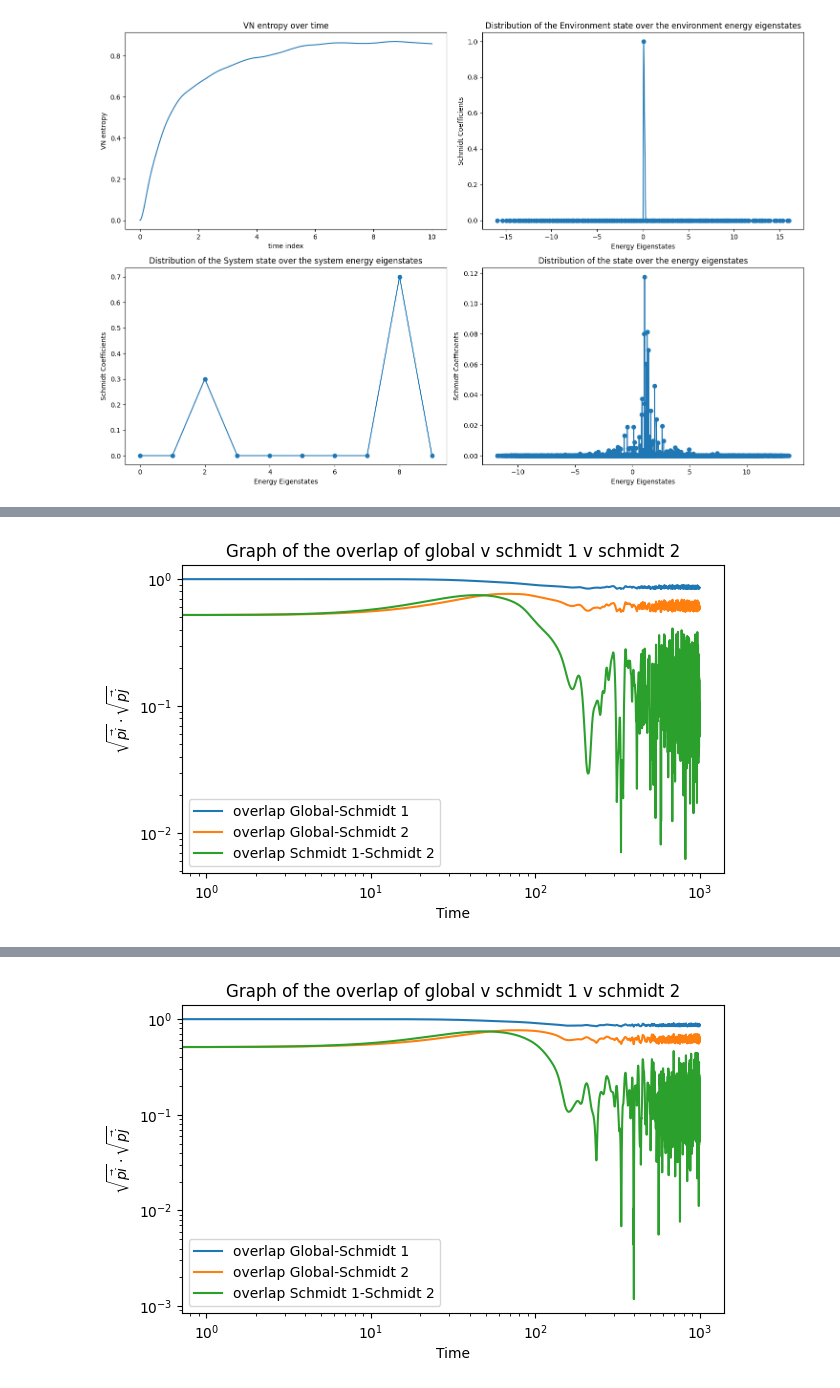
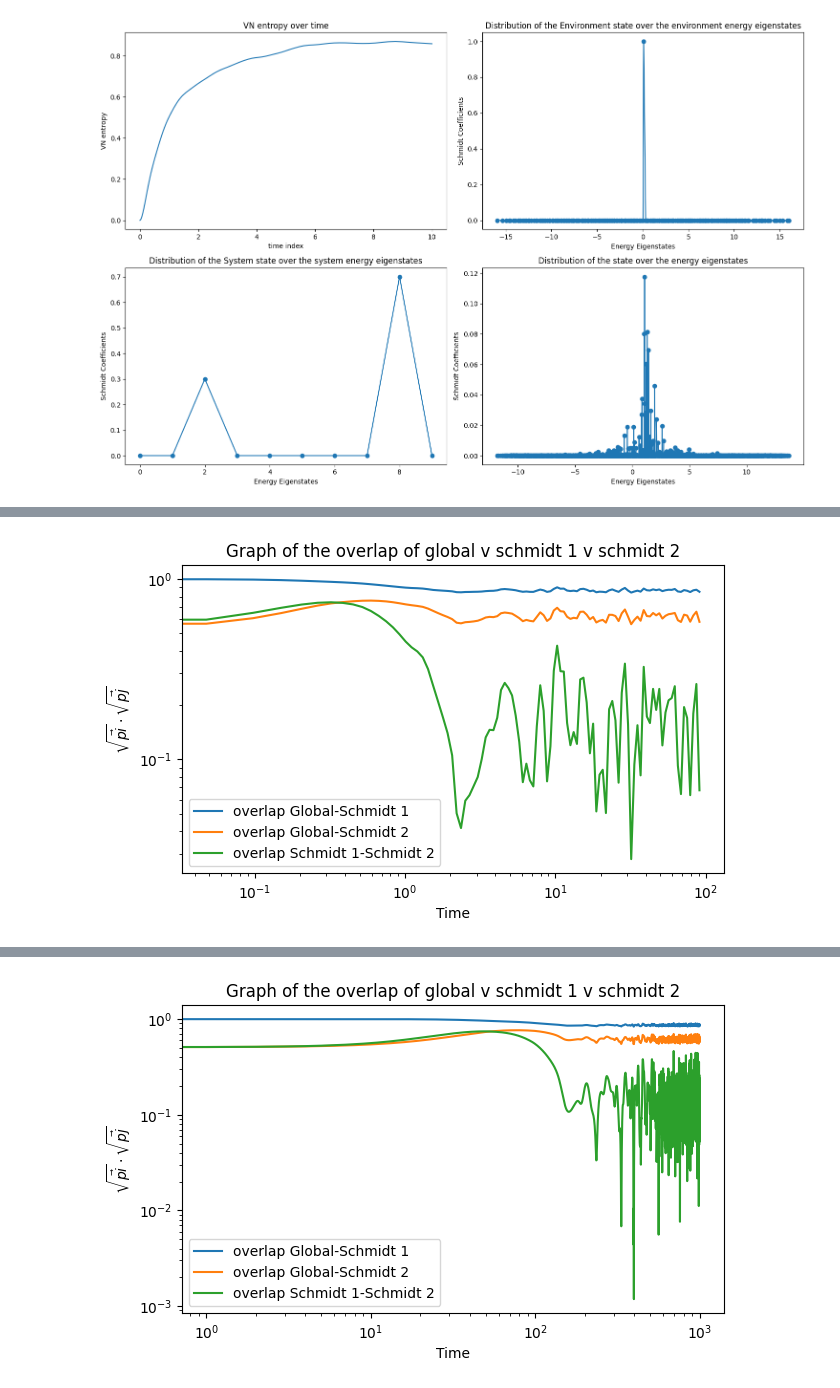
Before and after one commit to MarinAndreGirard/Quantum_Branching, a Jupyter notebook: overlap_study.ipynb, the cells around one changed output, grey strips where cells are left out. Cells and saved outputs as stored; diff of their text form; code cells hidden in the pictures.

```diff
--- a/overlap_study.ipynb
+++ b/overlap_study.ipynb
@@ -58,8 +62,8 @@ plot_p_overlap_graph(tlist,resulta2,H_totala2,0.4,EI)
 # %%
-resulta3, tlist, H_q, H_system_2, H_system_1_ext, H_system_2_ext, H_interaction, H_totala3, ket_0, ket_1, initial_state_system_2 = generate_result(10,200,0.3, E_spacing, 0.06, 1000,1000,1)
-plot_p_overlap_graph(tlist,resulta3,H_totala3,0.3,EI)
+resulta3, tlist, H_q, H_system_2, H_system_1_ext, H_system_2_ext, H_interaction, H_totala3, ket_0, ket_1, initial_state_system_2 = generate_result(10,200,0.3, E_spacing, 0.06, 100,100,1)
+plot_p_overlap_graph(tlist,resulta3,H_totala3,0.3,Int_strength,True)
 # %% [output]
-[figure, old version]
+[figure, new version]
 # %%
 #Testing the overlap plot on different w
 #we make them run for a bit longer as well
```
Also changed, not shown: parts of 17 cells of this notebook, 4 other files.
